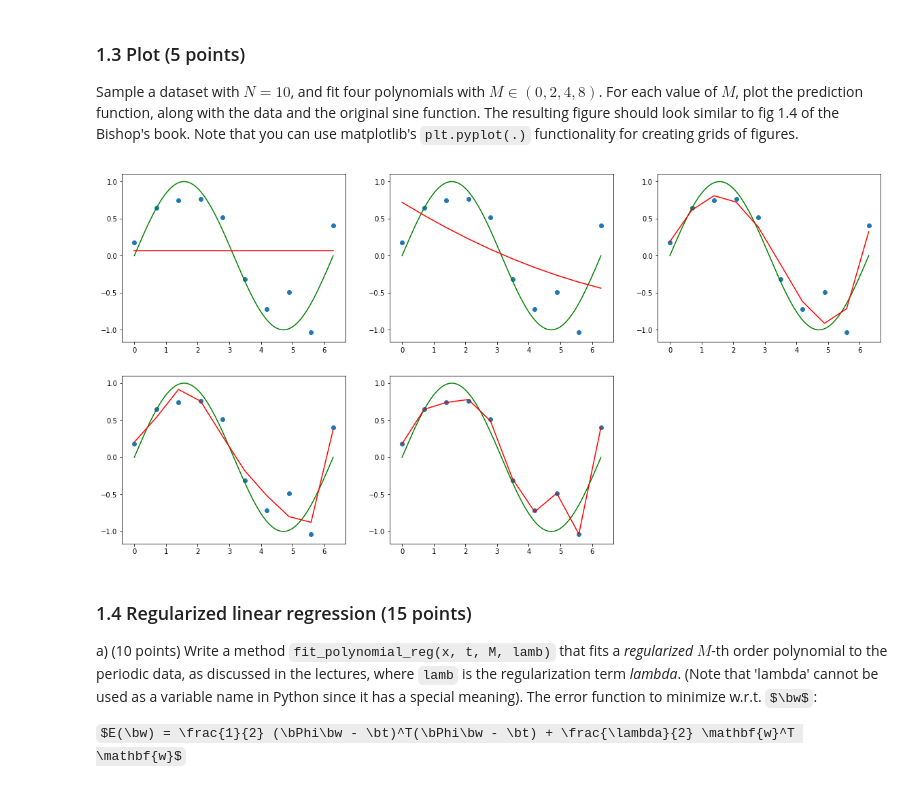
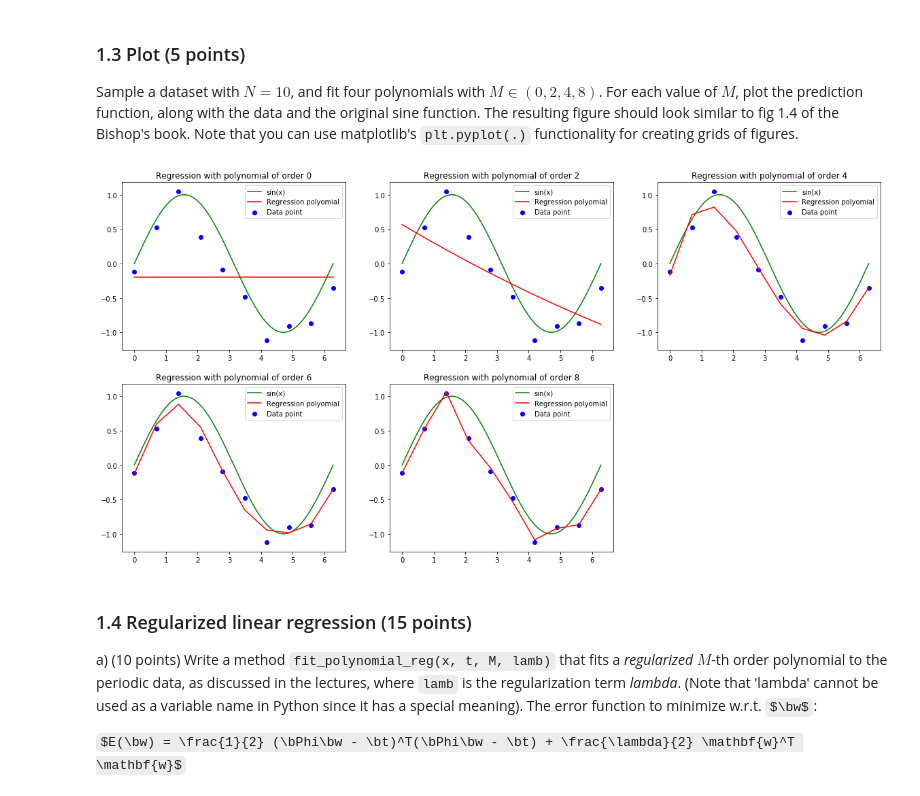
Before and after one commit to ioangatop/MachineLearning, a Jupyter notebook: 12141666_12166804_lab1.ipynb, the cells around one changed output. Saved outputs shown, nothing was run; the diff lists cells and outputs as text; code cells hidden in the pictures; some formulas as TeX source.

Commit message:
Better plots and code refactoring

```diff
--- a/12141666_12166804_lab1.ipynb
+++ b/12141666_12166804_lab1.ipynb
@@ -147,18 +141,19 @@ $E(\bw) = \frac{1}{2} (\bPhi\bw - \bt)^T(\bPhi\bw - \bt)$
 where $\bPhi$ is the _feature matrix_ (or _design matrix_) as explained in Bishop's book at section 3.1.1, $\bt$ is the vector of target values. Your method should return a vector $\bw$ with the maximum-likelihood parameter estimates, as well as the _feature matrix_ $\bPhi$.
 # %%
 def designmatrix(x, M): # it is highly recommended to write a helper function that computes Phi
+    N = x.shape[0]
     Phi = np.zeros((N, M))
     for i in range(M):
         Phi[:,i] = get_col_phi(x, i)
     return Phi
 
 def fit_polynomial(x, t, m):
-    Phi = designmatrix(x, m+1)
-    w_ml = np.matmul(np.linalg.pinv(Phi),t)
+    Phi = designmatrix(x, m + 1)
+    w_ml = np.matmul(np.linalg.pinv(Phi), t)
     return w_ml, Phi
 
 def get_col_phi(x, i):
-    return x**i
+    return x ** i
 # %%
 ### Test your function
 N = 10
@@ -174,18 +169,23 @@ assert Phi.shape == (N, m+1), "The shape of Phi is incorrect"
 Sample a dataset with $N=10$, and fit four polynomials with $M \in (0, 2, 4, 8)$.
 For each value of $M$, plot the prediction function, along with the data and the original sine function. The resulting figure should look similar to fig 1.4 of the Bishop's book. Note that you can use matplotlib's `plt.pyplot(.)` functionality for creating grids of figures.
 # %%
+def predict(w, Phi):
+    return np.matmul(Phi, w)
+
 N = 10
 x, t = gen_sine(N)
-x_axis = np.linspace(0, 2*np.pi, 1000)
-for m in range(0,9,2):
+x_axis = np.linspace(0, 2 * np.pi, 1000)
+for m in range(0, 9, 2):
     w, Phi = fit_polynomial(x, t, m)
-    y = np.matmul(Phi, w)
+    y = predict(w, Phi)
     plt.subplot(2, 3, m/2 + 1)
-    plt.plot(x_axis, np.sin(x_axis), 'g')
-    plt.scatter(x, t)
-    plt.plot(x, y, 'r')
+    plt.plot(x_axis, np.sin(x_axis), 'g', label='sin(x)')
+    plt.scatter(x, t, c='b', label='Data point')
+    plt.plot(x, y, 'r', label='Regression polyomial')
+    plt.title("Regression with polynomial of order %s" %m)
+    plt.legend()
 # %% [output]
-[figure, old version]
+[figure, new version]
 # %% [markdown]
 ### 1.4 Regularized linear regression (15 points)
 
```
Also changed, not shown: parts of 6 cells of this notebook, 1 other file.
